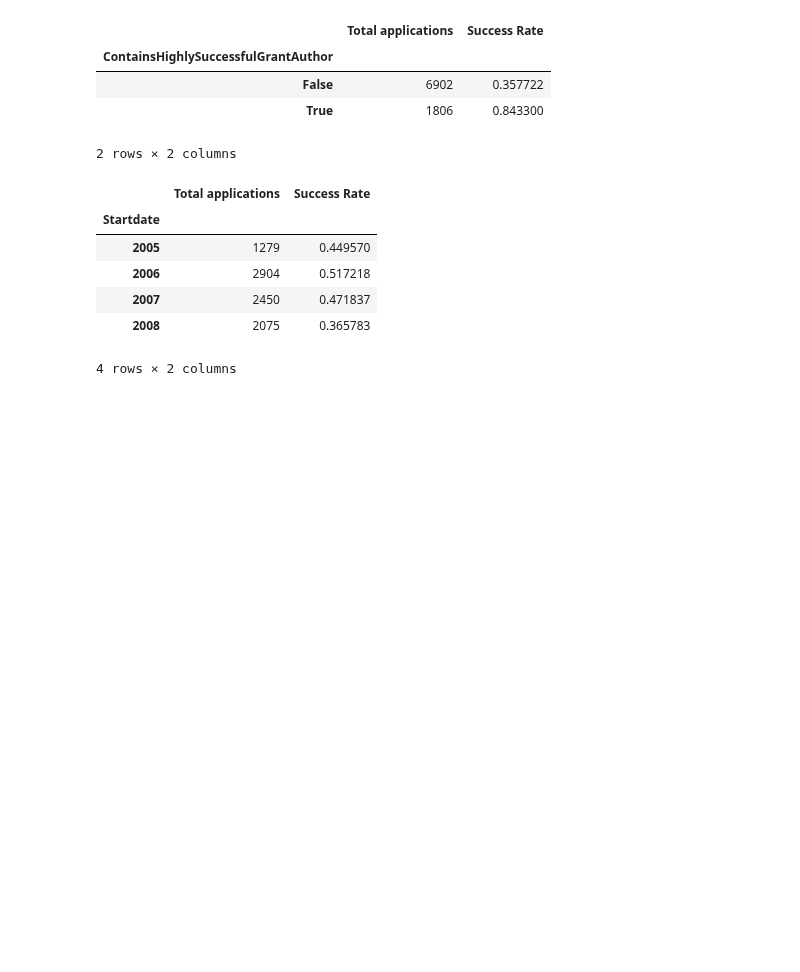
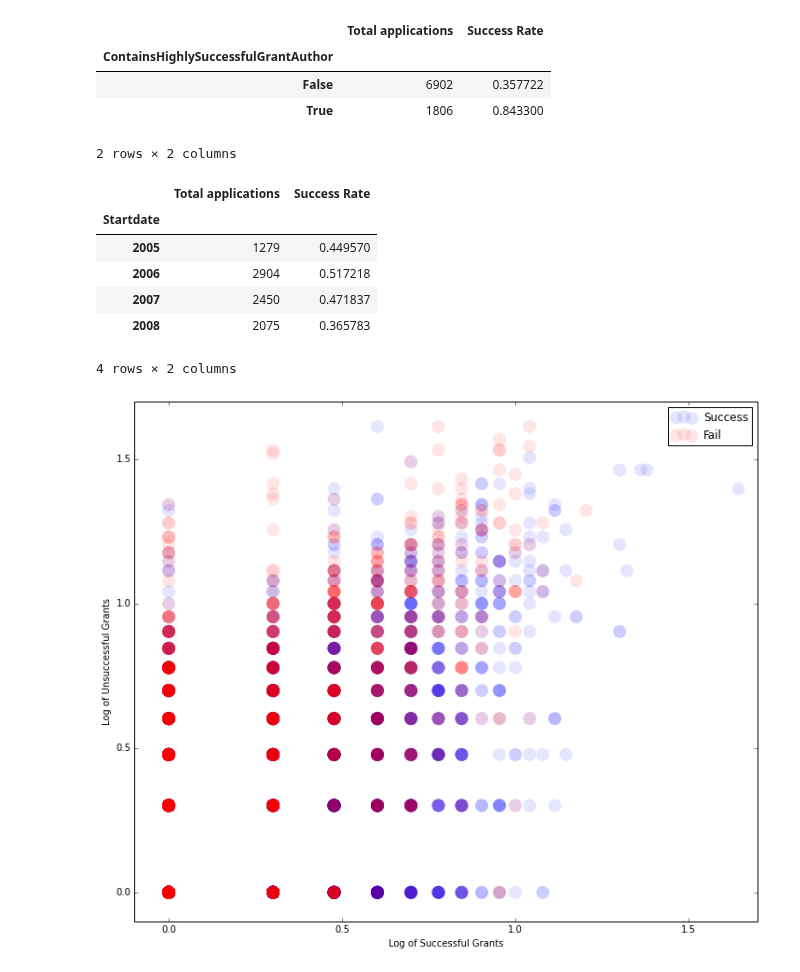
Before and after one commit to realmichaelzyy/cs249project, a Jupyter notebook: kaggle/workspace/classifier/KaggleDataset.ipynb, the cells around one changed output. Drawn from its saved outputs; the diff is of its cells as text; code cells hidden in the pictures; blank space fills up the shorter version.

Commit message:
*kaggle* plotting like a fool

```diff
--- a/kaggle/workspace/classifier/KaggleDataset.ipynb
+++ b/kaggle/workspace/classifier/KaggleDataset.ipynb
@@ -889,6 +899,37 @@ grouped['GrantStatus'].agg({'Total applications': len, 'Success Rate': mean})
 | 2007 | 2450 | 0.471837 |
 | 2008 | 2075 | 0.365783 |
 4 rows × 2 columns
+# %%
+from matplotlib.cm import get_cmap
+
+fig = plt.figure(1, figsize=(12, 10))
+ax1 = fig.add_subplot(111)
+
+succGrantCols = ['NumberofSuccessfulGrant' + str(i) + "_withnull" for i in range(1,14)]
+unsuccGrantCols = ['NumberofUnsuccessfulGrant' + str(i) + "_withnull" for i in range(1,14)]
+
+plotData = pandas.concat([data.loc[:,['ContractValueBandseenoteA_withnull','GrantStatus']],
+                         pandas.DataFrame({'totalSuccessfulGrants':numpy.add.reduce(data[succGrantCols].fillna(0),axis=1),
+                                           'totalUnsuccessfulGrants':numpy.add.reduce(data[unsuccGrantCols].fillna(0),axis=1)})], axis=1).dropna()
+#plotData.ContractValueBandseenoteA_withnull
+#scatter = ax1.scatter(list(numpy.log10(plotData.totalSuccessfulGrants)),list(numpy.log10(plotData.totalUnsuccessfulGrants)),
+#            c=plotData.GrantStatus, cmap=get_cmap('autumn'), alpha = 0.5, s = 100, linewidth=0.0, label = ['hi','hello'])
+ax1.scatter(list(numpy.log10(plotData.totalSuccessfulGrants[plotData.GrantStatus == 1])),
+                      list(numpy.log10(plotData.totalUnsuccessfulGrants[plotData.GrantStatus == 1])),
+            c='b',cmap=get_cmap('autumn'), alpha = 0.1, s = 196, linewidth=0.0, label = 'Success')
+ax1.scatter(list(numpy.log10(plotData.totalSuccessfulGrants[plotData.GrantStatus == 0])),
+                      list(numpy.log10(plotData.totalUnsuccessfulGrants[plotData.GrantStatus == 0])),
+            c='r',cmap=get_cmap('autumn'), alpha = 0.1, s = 200, linewidth=0.0, label = 'Fail')
+#ax1.set_ylim([-1,45])
+#ax1.set_xlim([-1,50])
+ax1.set_ylim([-0.1,1.7])
+ax1.set_xlim([-0.1,1.7])
+ax1.set_ylabel('Log of Unsuccessful Grants')
+ax1.set_xlabel('Log of Successful Grants')
+ax1.legend()
+plt.show()
+# %% [output]
+[figure, added]
 # %%
 """
 def successful(x, pubThresh, grantThresh, op):
```
Also changed, not shown: parts of 7 cells of this notebook, 1 other file.
